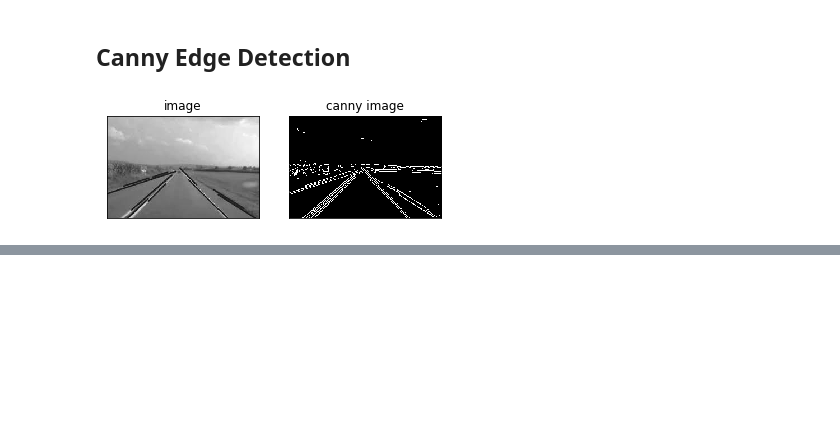
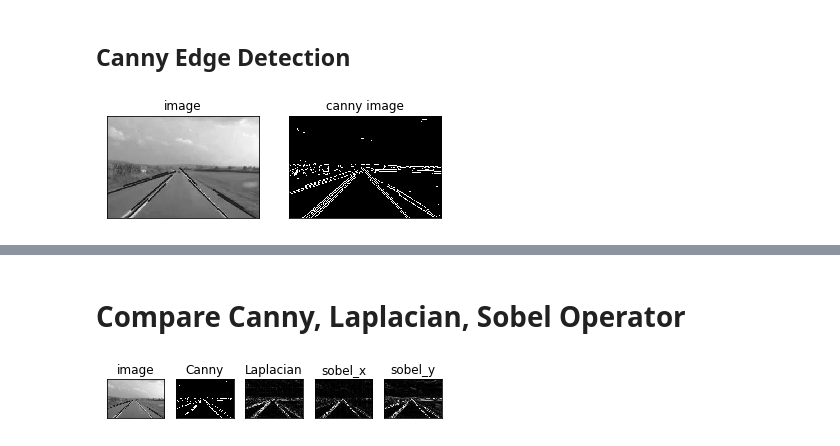
Before and after one commit to akshitagupta15june/lane_detection_opencv, a Jupyter notebook: lane_detection.ipynb, the cells around one changed output, grey strips where cells are left out. Drawn from its saved outputs; the diff is of its cells as text; code cells hidden in the pictures; blank space fills up the shorter version.

```diff
--- a/lane_detection.ipynb
+++ b/lane_detection.ipynb
@@ -38,0 +85,37 @@ plt.show()
+# %% [markdown]
+# Compare Canny, Laplacian, Sobel Operator
+# %%
+# canny
+
+canny = cv.Canny(img, 100, 100)
+
+# laplacian
+
+laplacian = cv.Laplacian(img, cv.CV_64F, ksize=3)
+
+laplacian = np.uint8(np.absolute(laplacian))
+
+# sobel x and sobel y
+
+sobel_x = cv.Sobel(img, cv.CV_64F, 1, 0)
+
+sobel_y = cv.Sobel(img, cv.CV_64F, 0, 1)
+
+sobel_x = np.uint8(np.absolute(sobel_x))
+
+sobel_y = np.uint8(np.absolute(sobel_y))
+
+tittles = ["image", "Canny", "Laplacian", "sobel_x", "sobel_y"]
+
+images = [img, canny, laplacian, sobel_x, sobel_y]
+
+
+for i in range(5):
+    plt.subplot(1, 5, i+1), plt.imshow(images[i], "gray", interpolation='nearest')
+
+    plt.title(tittles[i])
+    plt.xticks([]), plt.yticks([])
+
+plt.show()
+# %% [output]
+[figure, added]
```
Also changed, not shown: parts of 5 cells of this notebook.
